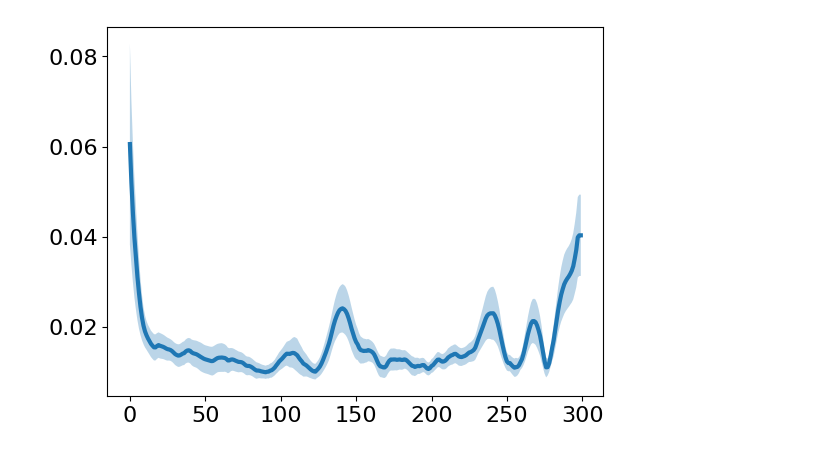
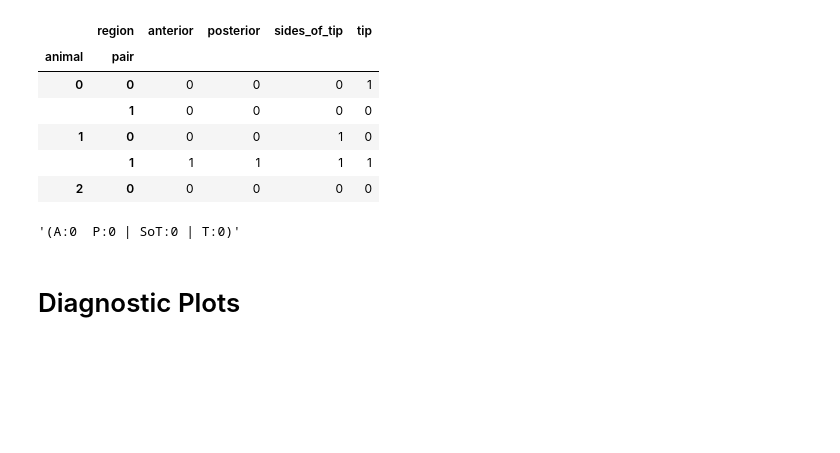
Before and after one commit to ApfeldLab/pharynx_redox, a Jupyter notebook: python/notebooks/MATLAB FDA.ipynb, the cells around one changed output. Drawn from its saved outputs; the diff is of its cells as text; code cells hidden in the pictures; blank space fills up the shorter version.

```diff
--- a/python/notebooks/MATLAB FDA.ipynb
+++ b/python/notebooks/MATLAB FDA.ipynb
@@ -367,6 +131,16 @@ plots.plot_profile_avg_with_bounds(np.abs(ex.trimmed_profiles.sel(pair=0, wavele
-# %%
-ax = plots.plot_profile_avg_with_bounds(np.abs(1 - (ex.trimmed_profiles.sel(pair=0, wavelength='r') / ex.trimmed_profiles.sel(pair=1, wavelength='r'))))
-# ax.set_title('Error')
-# plots.add_regions_to_axis(ax, ex.scaled_regions)
-# %% [output]
-[figure, removed]
+# %%
+ex.movement.head()
+# %% [output]
+|  | region | anterior | posterior | sides_of_tip | tip |
+| animal | pair |  |  |  |  |
+| 0 | 0 | 0 | 0 | 0 | 1 |
+|  | 1 | 0 | 0 | 0 | 0 |
+| 1 | 0 | 0 | 0 | 1 | 0 |
+|  | 1 | 1 | 1 | 1 | 1 |
+| 2 | 0 | 0 | 0 | 0 | 0 |
+# %%
+i = 4
+m = ex.movement.loc[pd.IndexSlice[i, 0], :]
+f"(A:{m['anterior']}  P:{m['posterior']} | SoT:{m['sides_of_tip']} | T:{m['tip']})"
+# %% [output]
+'(A:0  P:0 | SoT:0 | T:0)'
@@ -372,0 +158,2 @@ ax = plots.plot_profile_avg_with_bounds(np.abs(1 - (ex.trimmed_profiles.sel(pair
+# %% [markdown]
+# Diagnostic Plots
```
Also changed, not shown: parts of 32 cells of this notebook, 15 other files.
